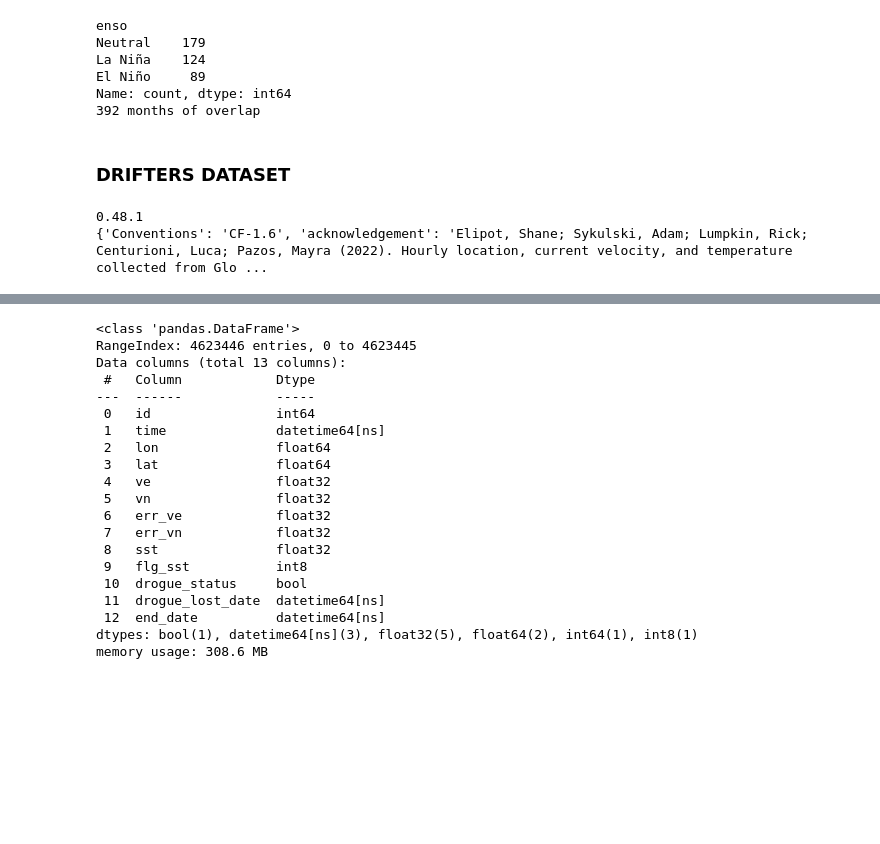
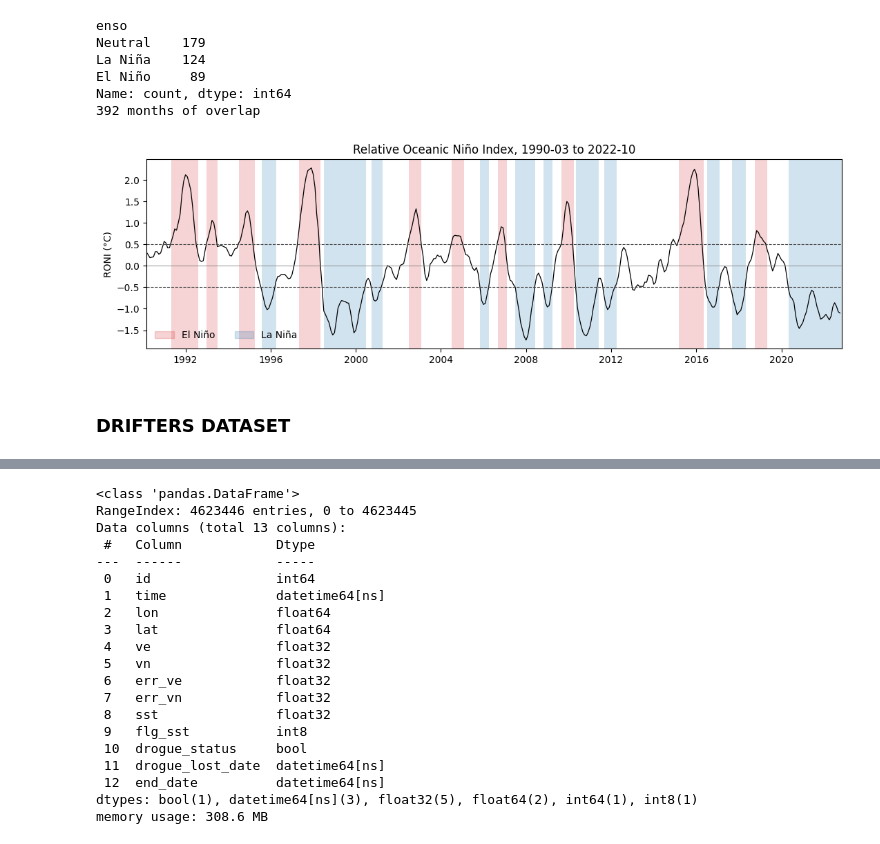
Before and after one commit to sean-25/2026-DATA3001-G6-Global-Drifter-Project, a Jupyter notebook: src/01_data_prep_roni_gdp.ipynb, the cells around one changed output, grey strips where cells are left out. Drawn from its saved outputs; the diff is of its cells as text; code cells hidden in the pictures; blank space fills up the shorter version.

```diff
--- a/src/01_data_prep_roni_gdp.ipynb
+++ b/src/01_data_prep_roni_gdp.ipynb
@@ -47,16 +76,14 @@ Months are classed as El Niño (RONI ≥ +0.5 °C) or La Niña (RONI ≤ −0.5
 # %%
 # --- ENSO phase: NOAA CPC episode definition ---
 # El Niño (La Niña) = RONI >= +0.5 (<= -0.5) for at least 5 consecutive overlapping seasons
-MIN_SEASONS = 5
-
 def persistent(mask, k=MIN_SEASONS):
     """True only where the condition holds for a run of at least k consecutive months."""
     run_id = (mask != mask.shift()).cumsum()                     # label each unbroken run
     run_len = mask.groupby(run_id).transform("size")             # length of the run each month sits in
     return mask & (run_len >= k)
 
-el_nino = persistent(roni >= 0.5)
-la_nina = persistent(roni <= -0.5)
+el_nino = persistent(roni >= ENSO_THRESH)
+la_nina = persistent(roni <= -ENSO_THRESH)
 
 roni_phase = pd.Series(
     np.select([la_nina, el_nino], ["La Niña", "El Niño"], default="Neutral"),
@@ -66,6 +93,7 @@ roni_phase.to_csv("../data/roni_phase.csv")
 # %%
-start, end = "1990-03", "2022-10"
-print(roni_phase[start:end].value_counts())
+start, end = STUDY
+phase_months = roni_phase[start:end].value_counts()
+print(phase_months)
 print(len(roni_phase[start:end]), "months of overlap")
 # %% [output]
 enso
@@ -74,5 +102,35 @@ La Niña    124
 El Niño     89
 Name: count, dtype: int64
 392 months of overlap
+# %%
+# --- RONI over the study period, ENSO phases shaded ---
+r  = roni[start:end]
+ph = roni_phase[start:end]
+next_month = r.index + pd.offsets.MonthBegin(1)               # each month spans [month, next month)
+
+fig, ax = plt.subplots(figsize=(11, 3.5))
+for phase, colour in [("El Niño", "tab:red"), ("La Niña", "tab:blue")]:
+    on = (ph == phase).to_numpy()
+    run_id = np.cumsum(np.r_[True, on[1:] != on[:-1]])           # label each unbroken run
+    for k in np.unique(run_id[on]):
+        idx = np.flatnonzero(run_id == k)
+        ax.axvspan(r.index[idx[0]], next_month[idx[-1]], color=colour, alpha=0.2, lw=0)
+
+ax.plot(r.index, r.values, color="k", lw=0.9)
+ax.axhline(0, color="0.5", lw=0.6)
+for y in (ENSO_THRESH, -ENSO_THRESH):
+    ax.axhline(y, color="0.3", ls="--", lw=0.8)
+
+ax.set_xlim(r.index[0], next_month[-1])
+ax.set_ylabel("RONI (°C)")
+ax.set_title(f"Relative Oceanic Niño Index, {start} to {end}")
+ax.legend(handles=[Patch(color="tab:red", alpha=0.2, label="El Niño"),
+                   Patch(color="tab:blue", alpha=0.2, label="La Niña")],
+          loc="lower left", frameon=False, ncol=2)
+fig.tight_layout()
+fig.savefig(RONI_FIG_PATH, dpi=300, bbox_inches="tight")
+plt.show()
+# %% [output]
+[figure, added]
 # %% [markdown]
 ### DRIFTERS DATASET
@@ -82,7 +136,0 @@ from pathlib import Path
-# %%
-import clouddrift
-print(clouddrift.__version__)
-print(ds.attrs)          # look for version / date_created / date_modified
-# %% [output]
-0.48.1
-{'Conventions': 'CF-1.6', 'acknowledgement': 'Elipot, Shane; Sykulski, Adam; Lumpkin, Rick; Centurioni, Luca; Pazos, Mayra (2022). Hourly location, current velocity, and temperature collected from Glo ...
```
Also changed, not shown: parts of 26 cells of this notebook, 7 other files.
